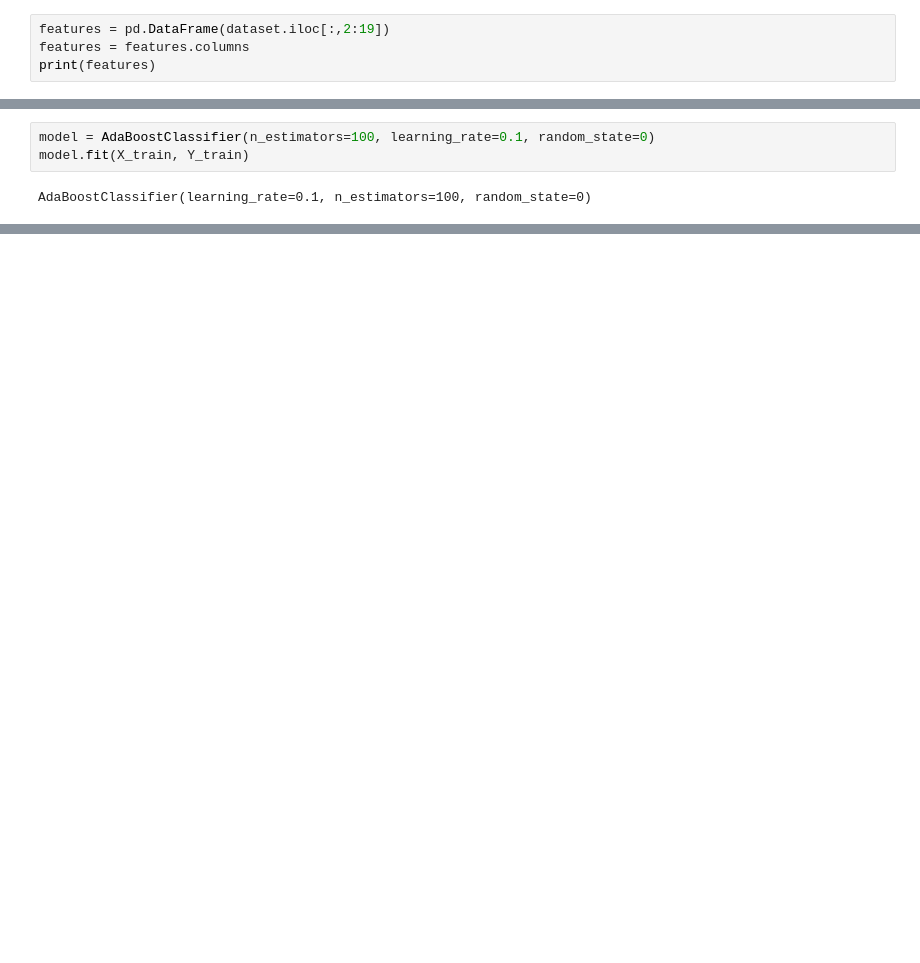
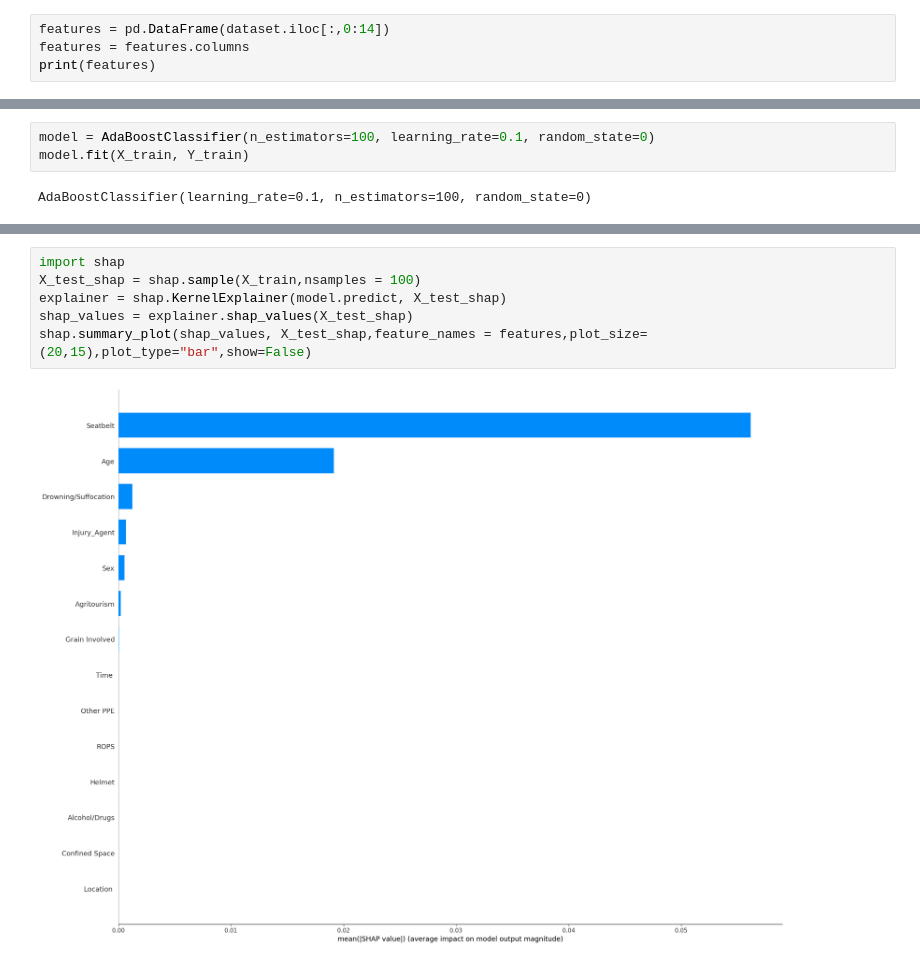
Before and after one commit to EddieZ18326/SSTP-Injury-Projects, a Jupyter notebook: Agriculture/Ensemble/Adaboost.ipynb, the cells around one changed output, grey strips where cells are left out. Drawn from its saved outputs; the diff is of its cells as text; blank space fills up the shorter version.

```diff
--- a/Agriculture/Ensemble/Adaboost.ipynb
+++ b/Agriculture/Ensemble/Adaboost.ipynb
@@ -38,7 +38,7 @@ print(Y_train.shape)
 (776, 14)
 (776, 1)
 # %%
-features = pd.DataFrame(dataset.iloc[:,2:19])
+features = pd.DataFrame(dataset.iloc[:,0:14])
 features = features.columns
 print(features)
 # %% [output]
@@ -99,0 +103,8 @@ weighted avg   0.623428  0.743590  0.655970       195
+# %%
+import shap
+X_test_shap = shap.sample(X_train,nsamples = 100)
+explainer = shap.KernelExplainer(model.predict, X_test_shap)
+shap_values = explainer.shap_values(X_test_shap)
+shap.summary_plot(shap_values, X_test_shap,feature_names = features,plot_size=(20,15),plot_type="bar",show=False)
+# %% [output]
+[figure, added]
```
Also changed, not shown: parts of 4 cells of this notebook, 10 other files.
